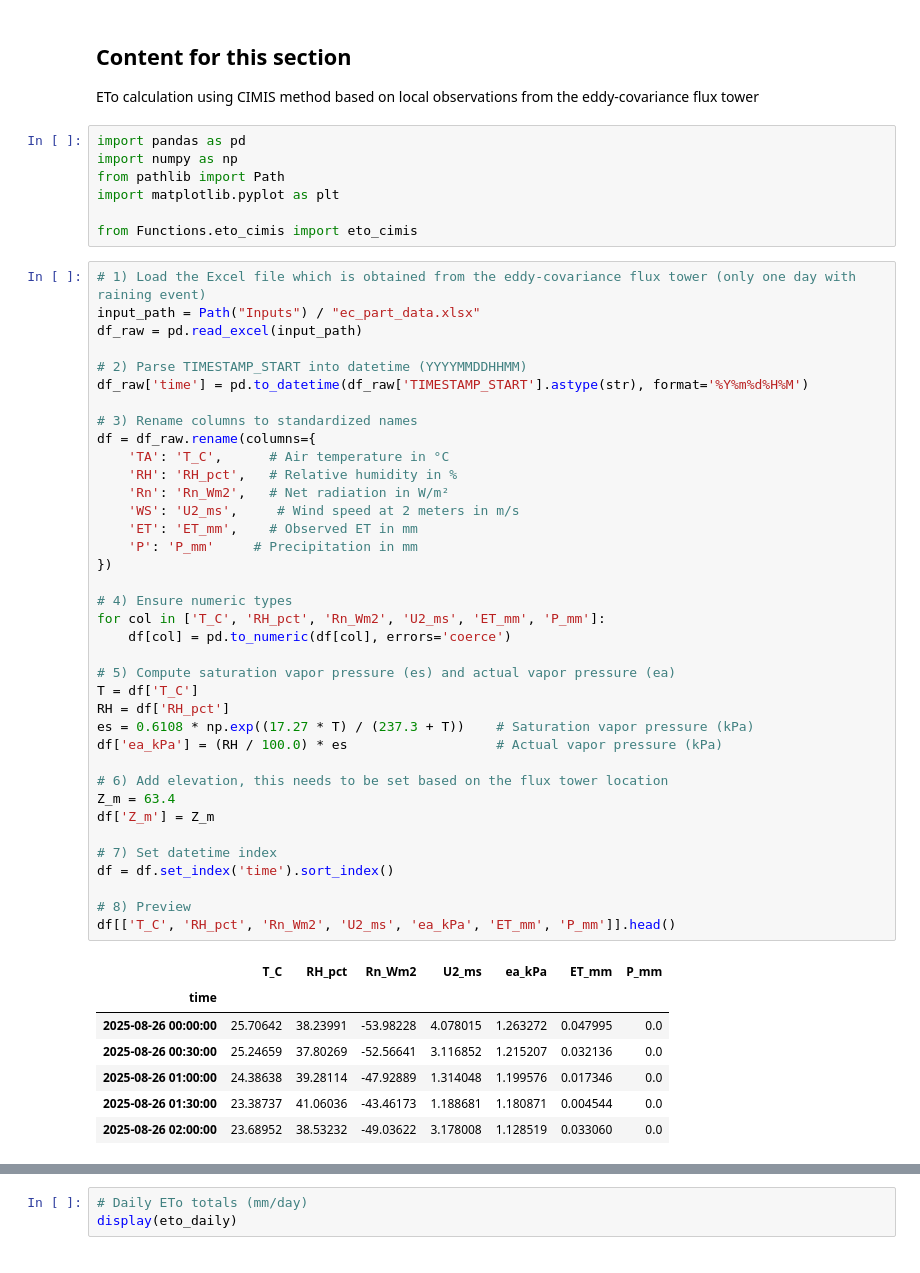
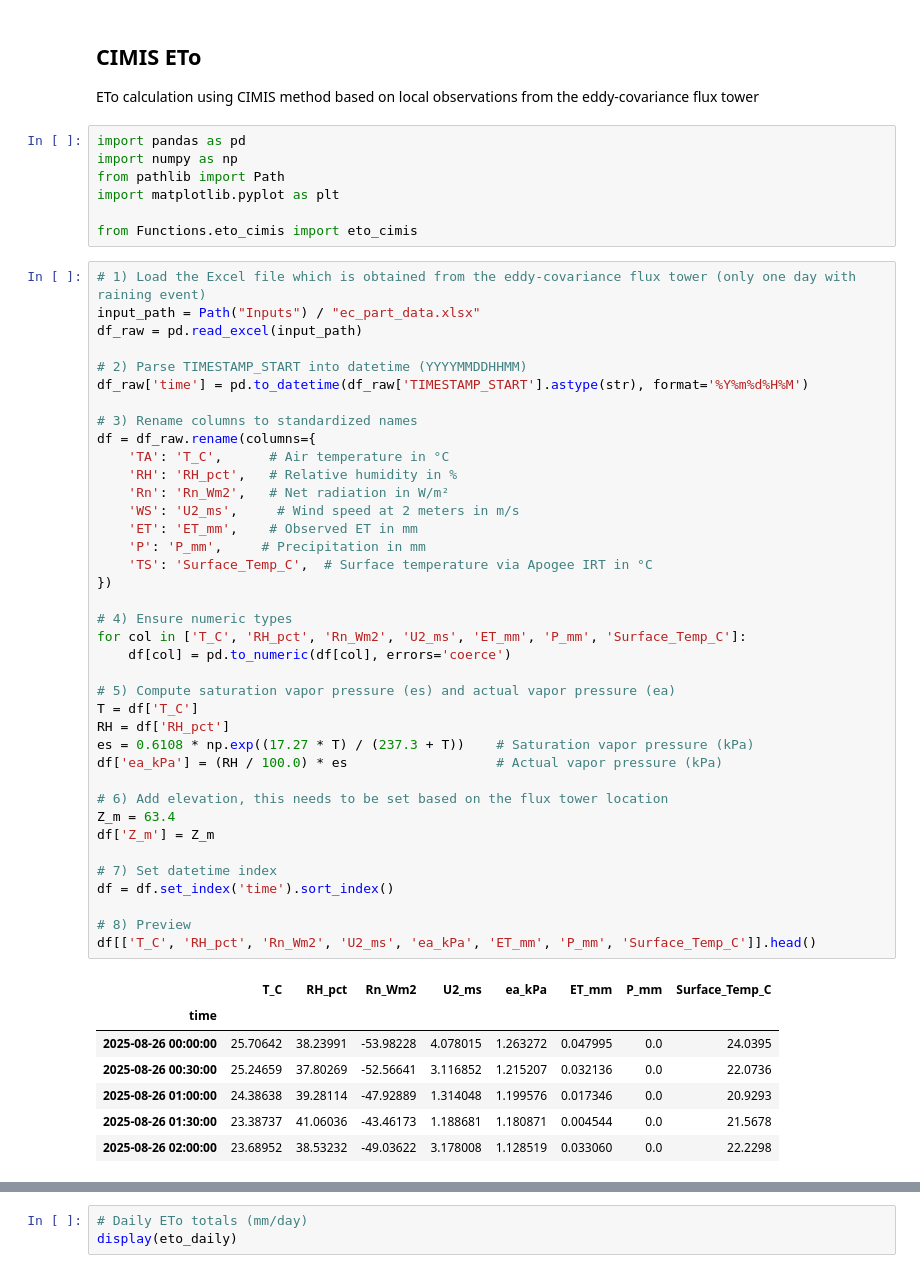
Before and after one commit to RuiGao9/ET_Learning_Notes, a Jupyter notebook: main.ipynb, the cells around one changed output, grey strips where cells are left out. Drawn from its saved outputs; the diff is of its cells as text.

```diff
--- a/main.ipynb
+++ b/main.ipynb
@@ -1,5 +1,5 @@
 # %% [markdown]
-## Content for this section
+## CIMIS ETo
 ETo calculation using CIMIS method based on local observations from the eddy-covariance flux tower
 # %%
 import pandas as pd
@@ -16,43 +16,44 @@ df_raw = pd.read_excel(input_path)
 # 2) Parse TIMESTAMP_START into datetime (YYYYMMDDHHMM)
 df_raw['time'] = pd.to_datetime(df_raw['TIMESTAMP_START'].astype(str), format='%Y%m%d%H%M')
 
 # 3) Rename columns to standardized names
 df = df_raw.rename(columns={
     'TA': 'T_C',      # Air temperature in °C
     'RH': 'RH_pct',   # Relative humidity in %
     'Rn': 'Rn_Wm2',   # Net radiation in W/m²
     'WS': 'U2_ms',     # Wind speed at 2 meters in m/s
     'ET': 'ET_mm',    # Observed ET in mm
-    'P': 'P_mm'     # Precipitation in mm
+    'P': 'P_mm',     # Precipitation in mm
+    'TS': 'Surface_Temp_C',  # Surface temperature via Apogee IRT in °C
 })
 
 # 4) Ensure numeric types
-for col in ['T_C', 'RH_pct', 'Rn_Wm2', 'U2_ms', 'ET_mm', 'P_mm']:
+for col in ['T_C', 'RH_pct', 'Rn_Wm2', 'U2_ms', 'ET_mm', 'P_mm', 'Surface_Temp_C']:
     df[col] = pd.to_numeric(df[col], errors='coerce')
 
 # 5) Compute saturation vapor pressure (es) and actual vapor pressure (ea)
 T = df['T_C']
 RH = df['RH_pct']
 es = 0.6108 * np.exp((17.27 * T) / (237.3 + T))    # Saturation vapor pressure (kPa)
 df['ea_kPa'] = (RH / 100.0) * es                   # Actual vapor pressure (kPa)
 
 # 6) Add elevation, this needs to be set based on the flux tower location
 Z_m = 63.4
 df['Z_m'] = Z_m
 
 # 7) Set datetime index
 df = df.set_index('time').sort_index()
 
 # 8) Preview
-df[['T_C', 'RH_pct', 'Rn_Wm2', 'U2_ms', 'ea_kPa', 'ET_mm', 'P_mm']].head()
+df[['T_C', 'RH_pct', 'Rn_Wm2', 'U2_ms', 'ea_kPa', 'ET_mm', 'P_mm', 'Surface_Temp_C']].head()
 # %% [output]
-|  | T_C | RH_pct | Rn_Wm2 | U2_ms | ea_kPa | ET_mm | P_mm |
-| time |  |  |  |  |  |  |  |
-| 2025-08-26 00:00:00 | 25.70642 | 38.23991 | -53.98228 | 4.078015 | 1.263272 | 0.047995 | 0.0 |
-| 2025-08-26 00:30:00 | 25.24659 | 37.80269 | -52.56641 | 3.116852 | 1.215207 | 0.032136 | 0.0 |
-| 2025-08-26 01:00:00 | 24.38638 | 39.28114 | -47.92889 | 1.314048 | 1.199576 | 0.017346 | 0.0 |
-| 2025-08-26 01:30:00 | 23.38737 | 41.06036 | -43.46173 | 1.188681 | 1.180871 | 0.004544 | 0.0 |
-| 2025-08-26 02:00:00 | 23.68952 | 38.53232 | -49.03622 | 3.178008 | 1.128519 | 0.033060 | 0.0 |
+|  | T_C | RH_pct | Rn_Wm2 | U2_ms | ea_kPa | ET_mm | P_mm | Surface_Temp_C |
+| time |  |  |  |  |  |  |  |  |
+| 2025-08-26 00:00:00 | 25.70642 | 38.23991 | -53.98228 | 4.078015 | 1.263272 | 0.047995 | 0.0 | 24.0395 |
+| 2025-08-26 00:30:00 | 25.24659 | 37.80269 | -52.56641 | 3.116852 | 1.215207 | 0.032136 | 0.0 | 22.0736 |
+| 2025-08-26 01:00:00 | 24.38638 | 39.28114 | -47.92889 | 1.314048 | 1.199576 | 0.017346 | 0.0 | 20.9293 |
+| 2025-08-26 01:30:00 | 23.38737 | 41.06036 | -43.46173 | 1.188681 | 1.180871 | 0.004544 | 0.0 | 21.5678 |
+| 2025-08-26 02:00:00 | 23.68952 | 38.53232 | -49.03622 | 3.178008 | 1.128519 | 0.033060 | 0.0 | 22.2298 |
 # %%
 # Call the CIMIS ETo function
 # Net radiation is provided by the flux tower directly,
```
Also changed, not shown: parts of 4 cells of this notebook, 4 other files.
